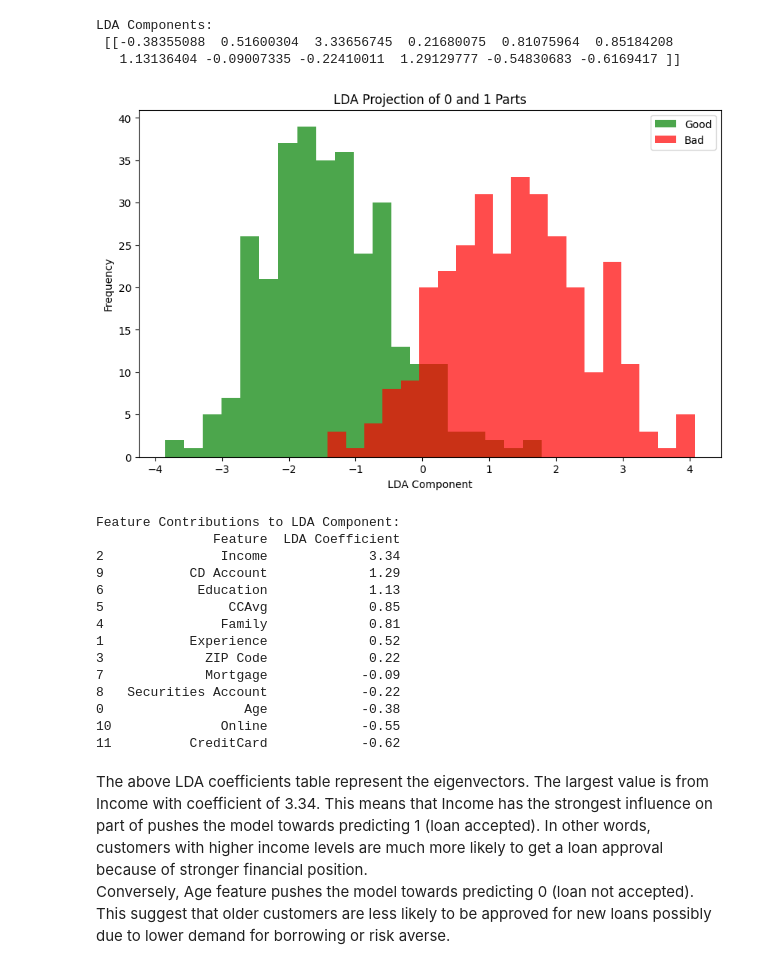
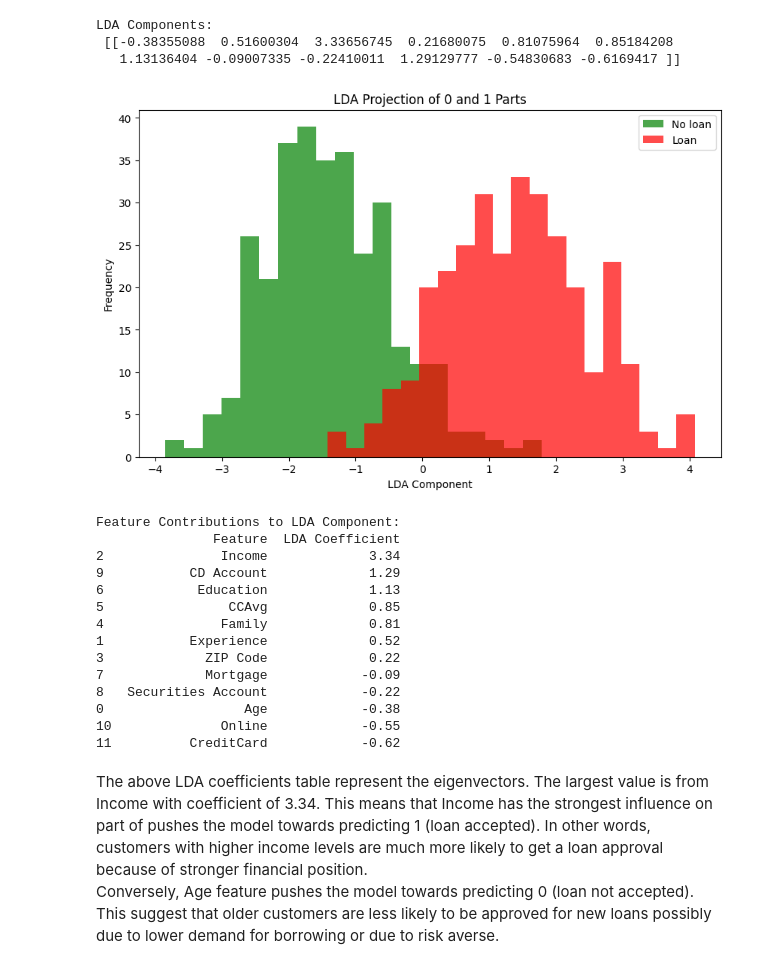
Before and after one commit to CharalamposZisis/Bank-Loan-Classification, a Jupyter notebook: main.ipynb, the cells around one changed output. Saved outputs shown, nothing was run; the diff lists cells and outputs as text; code cells hidden in the pictures.

```diff
--- a/main.ipynb
+++ b/main.ipynb
@@ -823,23 +823,23 @@ LDA Components:
 # %%
 # Plot the LDA projection
 plt.figure(figsize=(10, 6))
-plt.hist(X_lda[y_train == 0], bins=20, alpha=0.7, label='Good', color='green')
-plt.hist(X_lda[y_train == 1], bins=20, alpha=0.7, label='Bad', color='red')
+plt.hist(X_lda[y_train == 0], bins=20, alpha=0.7, label='No loan', color='green')
+plt.hist(X_lda[y_train == 1], bins=20, alpha=0.7, label='Loan', color='red')
 plt.title("LDA Projection of 0 and 1 Parts")
 plt.xlabel("LDA Component")
 plt.ylabel("Frequency")
 plt.legend()
 plt.show()
 
 # Examine feature contributions to the LDA component
 feature_importance = pd.DataFrame({'Feature': X.columns, 'LDA Coefficient': lda_components[0].round(2)})
 feature_importance = feature_importance.sort_values(by='LDA Coefficient', ascending=False)
 
 # Display feature importance
 print("Feature Contributions to LDA Component:")
 print(feature_importance)
 # %% [output]
-[figure, old version]
+[figure, new version]
 Feature Contributions to LDA Component:
                Feature  LDA Coefficient
 2               Income             3.34
@@ -855,4 +855,4 @@ Feature Contributions to LDA Component:
 10              Online            -0.55
 11          CreditCard            -0.62
 # %% [markdown]
-The above LDA coefficients table represent the eigenvectors. The largest value is from Income with coefficient of 3.34. This means that Income has the strongest influence on part of pushes the model towards predicting 1 (loan accepted). In other words, customers with higher income levels are much more likely to get a loan approval because of stronger financial position.<br> Conversely, Age feature pushes the model towards predicting 0 (loan not accepted). This suggest that older customers are less likely to be approved for new loans possibly due to lower demand for borrowing or risk averse.
+The above LDA coefficients table represent the eigenvectors. The largest value is from Income with coefficient of 3.34. This means that Income has the strongest influence on part of pushes the model towards predicting 1 (loan accepted). In other words, customers with higher income levels are much more likely to get a loan approval because of stronger financial position.<br> Conversely, Age feature pushes the model towards predicting 0 (loan not accepted). This suggest that older customers are less likely to be approved for new loans possibly due to lower demand for borrowing or due to risk averse.
```
